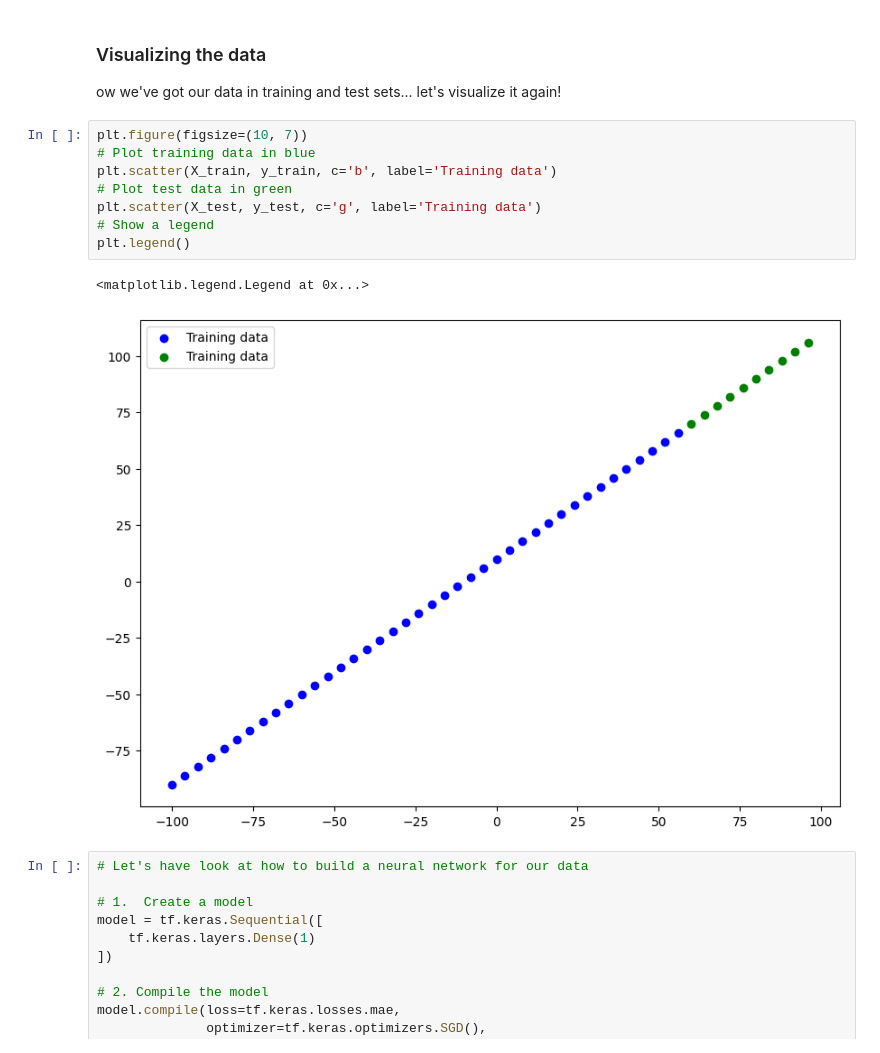
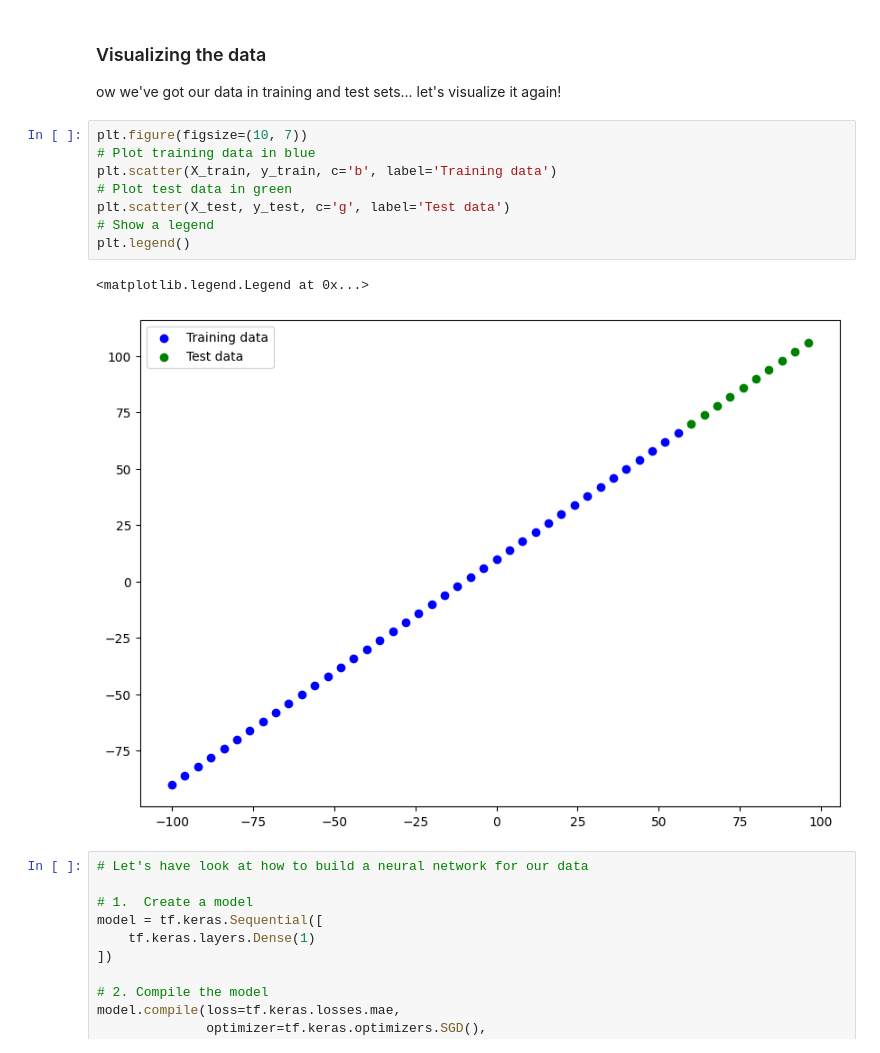
Before and after one commit to Ricardo-Jaramillo/Python-Tensorflow, a Jupyter notebook: 01_neural_network_regression_with_tensorflow.ipynb, the cells around one changed output. Cells and saved outputs as stored; diff of their text form.

```diff
--- a/01_neural_network_regression_with_tensorflow.ipynb
+++ b/01_neural_network_regression_with_tensorflow.ipynb
@@ -298,14 +300,14 @@ len(X_train), len(X_test), len(y_train), len(y_test)
 # %%
 plt.figure(figsize=(10, 7))
 # Plot training data in blue
 plt.scatter(X_train, y_train, c='b', label='Training data')
 # Plot test data in green
-plt.scatter(X_test, y_test, c='g', label='Training data')
+plt.scatter(X_test, y_test, c='g', label='Test data')
 # Show a legend
 plt.legend()
 # %% [output]
 <matplotlib.legend.Legend at 0x...>
-[figure, old version]
+[figure, new version]
 # %%
 # Let's have look at how to build a neural network for our data
 
```
Also changed, not shown: parts of 75 cells of this notebook.
